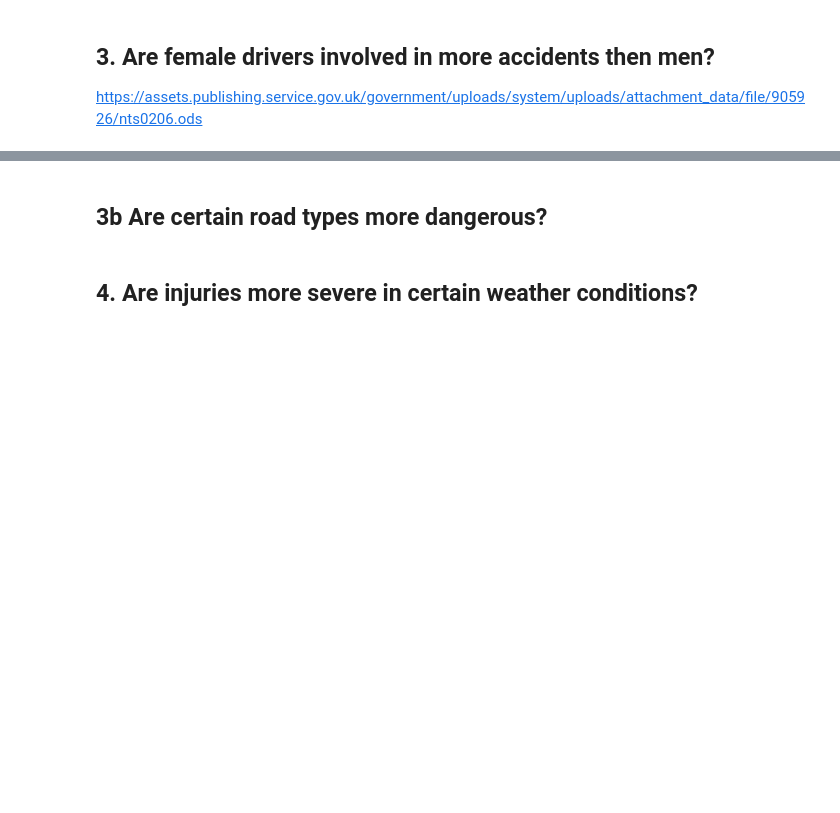
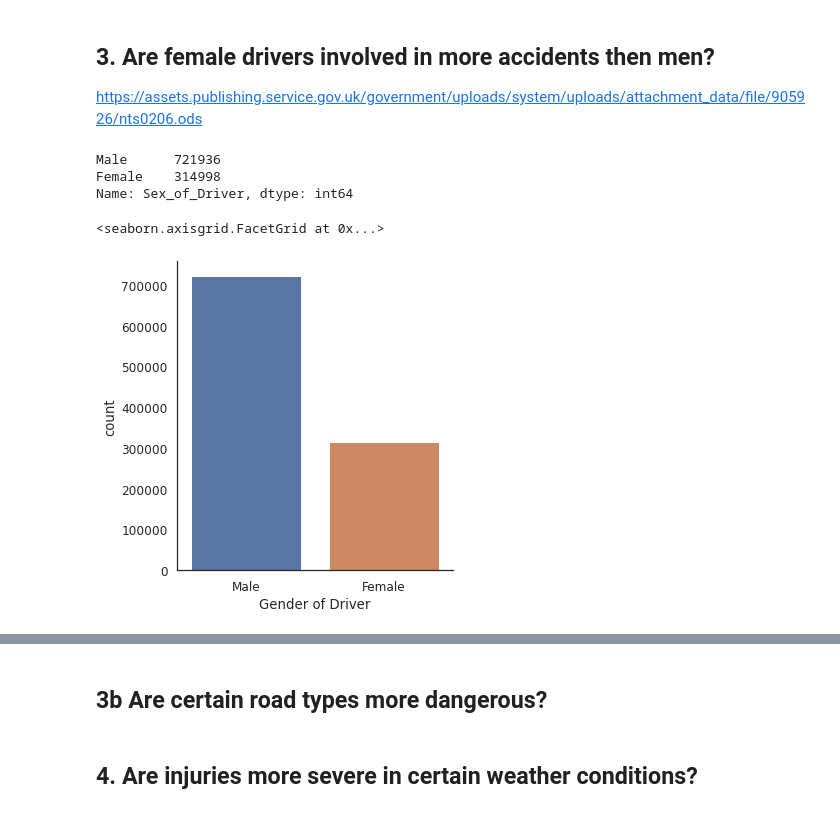
Before and after one commit to GaborJenei/DS-Stackoverflow-Survey, a Jupyter notebook: 01_Intro_to_DS/3_BlogPost/Udacity DSND Project1_BlogPost.ipynb, the cells around one changed output, grey strips where cells are left out. Saved outputs shown, nothing was run; the diff lists cells and outputs as text; code cells hidden in the pictures; blank space fills up the shorter version.

```diff
--- a/01_Intro_to_DS/3_BlogPost/Udacity DSND Project1_BlogPost.ipynb
+++ b/01_Intro_to_DS/3_BlogPost/Udacity DSND Project1_BlogPost.ipynb
@@ -185,6 +182,9 @@ g.set_titles(col_template = '{col_name}');
 [figure]
 # %% [markdown]
 ## 2. Are young drivers involved in more accidents?
+# %%
+# Drop records with missing age of driver
+df_vehicles_age = df_vehicles[df_vehicles['Age_of_Driver']>0]
 # %%
 sns.set(font_scale=1.1)
 sns.set_style("white")
@@ -202,4 +201,18 @@ df_vehicles_age_sex['Sex_of_Driver'].cat.remove_categories(['Not known','Data mi
+# %%
+# Drop missing or unkown values
+df_vehicles_age_gender = df_vehicles_age[df_vehicles_age['Sex_of_Driver'].isin(['Male', 'Female'])]
+df_vehicles_age_gender['Sex_of_Driver'].cat.remove_unused_categories(inplace=True)
+
+df_vehicles_age_gender['Sex_of_Driver'].value_counts()
+# %% [output]
+Male      721936
+Female    314998
+Name: Sex_of_Driver, dtype: int64
 # %%
-fig = sns.catplot(x="Sex_of_Driver", kind="count", data=df_vehicles_age_sex)
-fig.set_xlabels('Sex of Driver') # , fontsize=12
+# Create Plot
+fig = sns.catplot(x="Sex_of_Driver", kind="count", data=df_vehicles_age_gender)
+fig.set_xlabels('Gender of Driver') # , fontsize=12
+# %% [output]
+<seaborn.axisgrid.FacetGrid at 0x...>
+[figure, added]
 # %%
```
Also changed, not shown: parts of 16 cells of this notebook.
